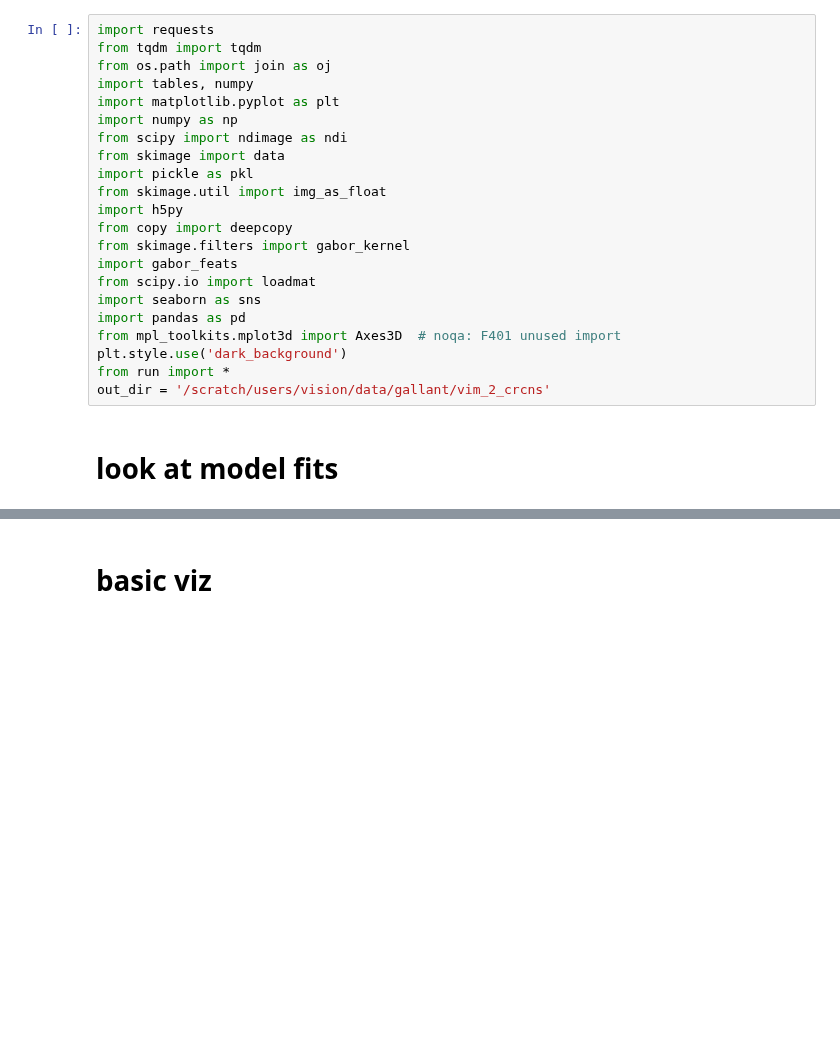
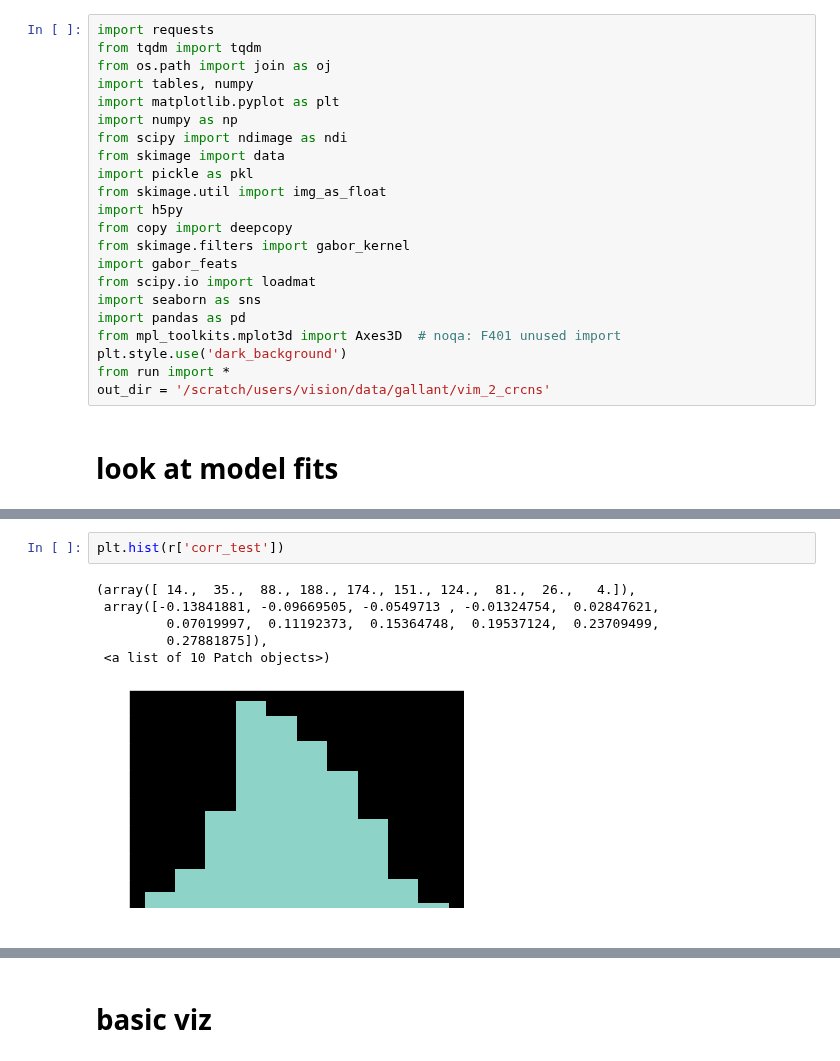
Before and after one commit to csinva/dnn-experiments, a Jupyter notebook: linear_experiments/fmri/analyze_fmri.ipynb, the cells around one changed output, grey strips where cells are left out. Saved outputs shown, nothing was run; the diff lists cells and outputs as text; blank space fills up the shorter version.

```diff
--- a/linear_experiments/fmri/analyze_fmri.ipynb
+++ b/linear_experiments/fmri/analyze_fmri.ipynb
@@ -95,3 +85,12 @@ plt.show()
+# %%
+plt.hist(r['corr_test'])
+# %% [output]
+(array([ 14.,  35.,  88., 188., 174., 151., 124.,  81.,  26.,   4.]),
+ array([-0.13841881, -0.09669505, -0.0549713 , -0.01324754,  0.02847621,
+         0.07019997,  0.11192373,  0.15364748,  0.19537124,  0.23709499,
+         0.27881875]),
+ <a list of 10 Patch objects>)
+[figure, added]
 # %%
 alphas = []
 for i in range(results.shape[0]):
```
Also changed, not shown: parts of 7 cells of this notebook, 2 other files.
